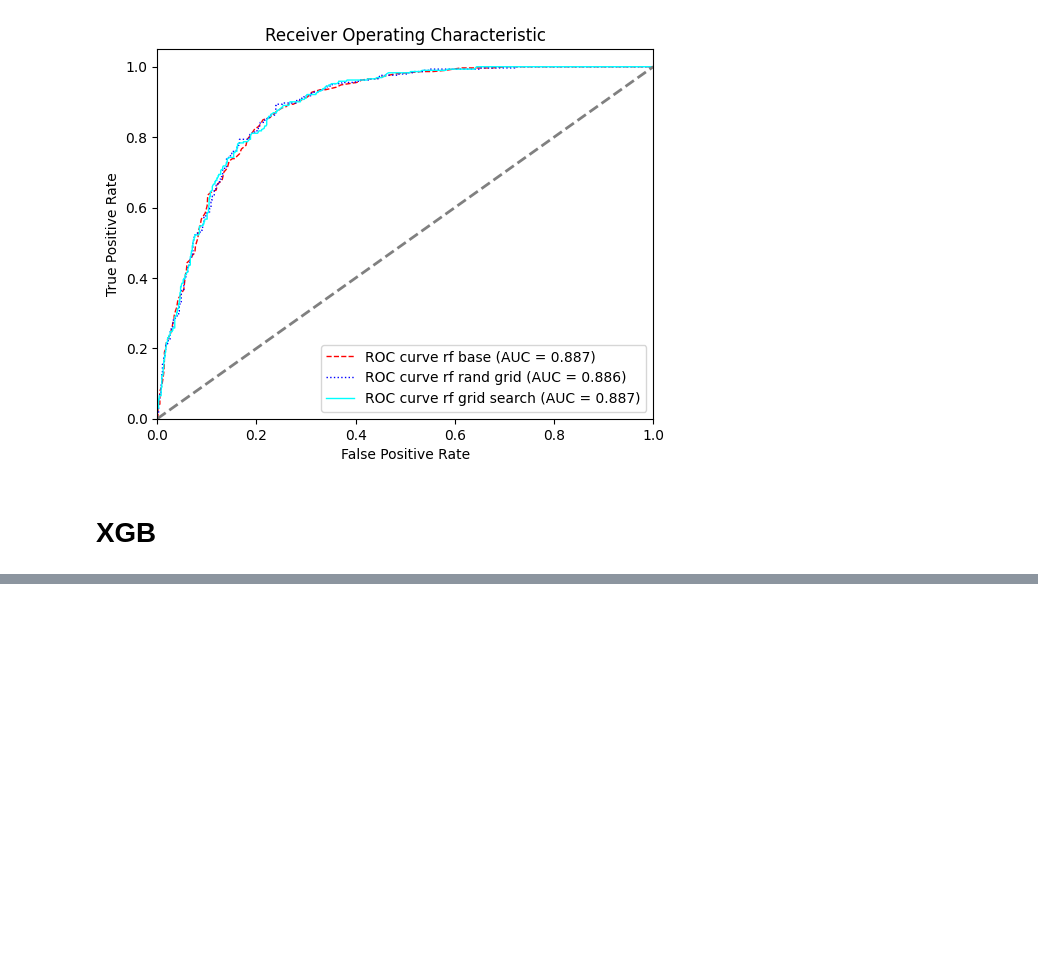
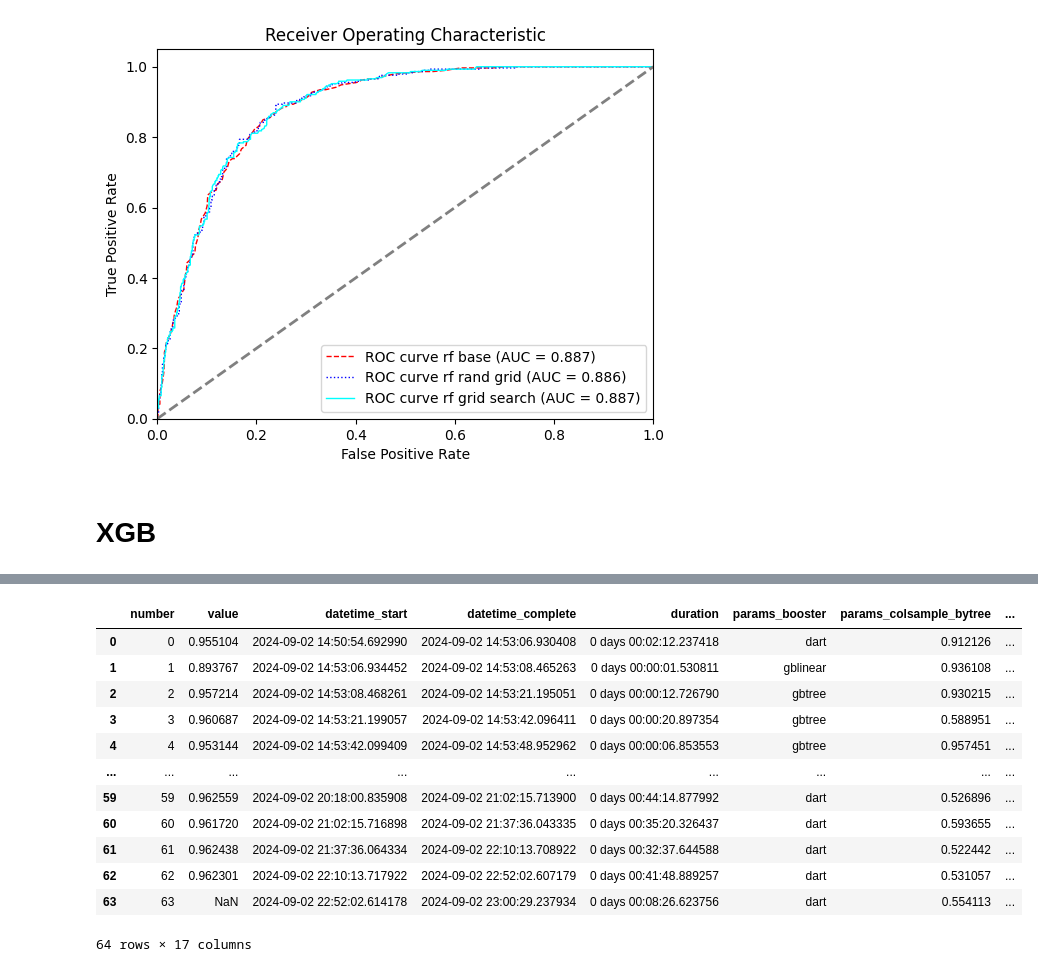
Before and after one commit to GrzegKrajewski/Masters_churn, a Jupyter notebook: code_masters_gk copy.ipynb, the cells around one changed output, grey strips where cells are left out. Cells and saved outputs as stored; diff of their text form; code cells hidden in the pictures; blank space fills up the shorter version.

```diff
--- a/code_masters_gk copy.ipynb
+++ b/code_masters_gk copy.ipynb
@@ -1696,0 +1733,24 @@ plt.show()
+# %%
+def objective(trial):
+    param = {
+        'n_estimators': trial.suggest_int('n_estimators', 50, 500),
+        'max_depth': trial.suggest_int('max_depth', 3, 15),
+        'learning_rate': trial.suggest_float('learning_rate', 0.01, 0.3,log=True),
+        'subsample': trial.suggest_float('subsample', 0.5, 1.0),
+        'colsample_bytree': trial.suggest_float('colsample_bytree', 0.5, 1.0),
+        'gamma': trial.suggest_float('gamma', 0.01, 1.0,log=True),
+        'min_child_weight': trial.suggest_int('min_child_weight', 1, 10),
+        'scale_pos_weight': trial.suggest_float('scale_pos_weight', 0.5, 10.0),
+        'reg_alpha': trial.suggest_float('reg_alpha', 1e-5, 1e-1,log=True),  # L1 regularization
+        'reg_lambda': trial.suggest_float('reg_lambda', 1e-5, 1e-1,log=True),  # L2 regularization
+        'booster': trial.suggest_categorical('booster', ['gbtree', 'gblinear', 'dart'])
+    }
+
+    model = xgb.XGBClassifier(**param, use_label_encoder=False, eval_metric='auc')
+    return cross_val_score(model, X_train_res_smote, y_train_res_smote, cv=kfold, scoring=scoring).mean()
+
+study = optuna.create_study(direction='maximize')
+study.optimize(objective, n_trials=100)
+
+print("Best parameters found: ", study.best_params)
+print("Best accuracy score: ", study.best_value)
@@ -1696,0 +1790,16 @@ plt.show()
+# %%
+study.trials_dataframe()
+# %% [output]
+|  | number | value | datetime_start | datetime_complete | duration | params_booster | params_colsample_bytree | ... |
+| 0 | 0 | 0.955104 | 2024-09-02 14:50:54.692990 | 2024-09-02 14:53:06.930408 | 0 days 00:02:12.237418 | dart | 0.912126 | ... |
+| 1 | 1 | 0.893767 | 2024-09-02 14:53:06.934452 | 2024-09-02 14:53:08.465263 | 0 days 00:00:01.530811 | gblinear | 0.936108 | ... |
+| 2 | 2 | 0.957214 | 2024-09-02 14:53:08.468261 | 2024-09-02 14:53:21.195051 | 0 days 00:00:12.726790 | gbtree | 0.930215 | ... |
+| 3 | 3 | 0.960687 | 2024-09-02 14:53:21.199057 | 2024-09-02 14:53:42.096411 | 0 days 00:00:20.897354 | gbtree | 0.588951 | ... |
+| 4 | 4 | 0.953144 | 2024-09-02 14:53:42.099409 | 2024-09-02 14:53:48.952962 | 0 days 00:00:06.853553 | gbtree | 0.957451 | ... |
+| ... | ... | ... | ... | ... | ... | ... | ... | ... |
+| 59 | 59 | 0.962559 | 2024-09-02 20:18:00.835908 | 2024-09-02 21:02:15.713900 | 0 days 00:44:14.877992 | dart | 0.526896 | ... |
+| 60 | 60 | 0.961720 | 2024-09-02 21:02:15.716898 | 2024-09-02 21:37:36.043335 | 0 days 00:35:20.326437 | dart | 0.593655 | ... |
+| 61 | 61 | 0.962438 | 2024-09-02 21:37:36.064334 | 2024-09-02 22:10:13.708922 | 0 days 00:32:37.644588 | dart | 0.522442 | ... |
+| 62 | 62 | 0.962301 | 2024-09-02 22:10:13.717922 | 2024-09-02 22:52:02.607179 | 0 days 00:41:48.889257 | dart | 0.531057 | ... |
+| 63 | 63 | NaN | 2024-09-02 22:52:02.614178 | 2024-09-02 23:00:29.237934 | 0 days 00:08:26.623756 | dart | 0.554113 | ... |
+64 rows × 17 columns
```
Also changed, not shown: parts of 26 cells of this notebook.
